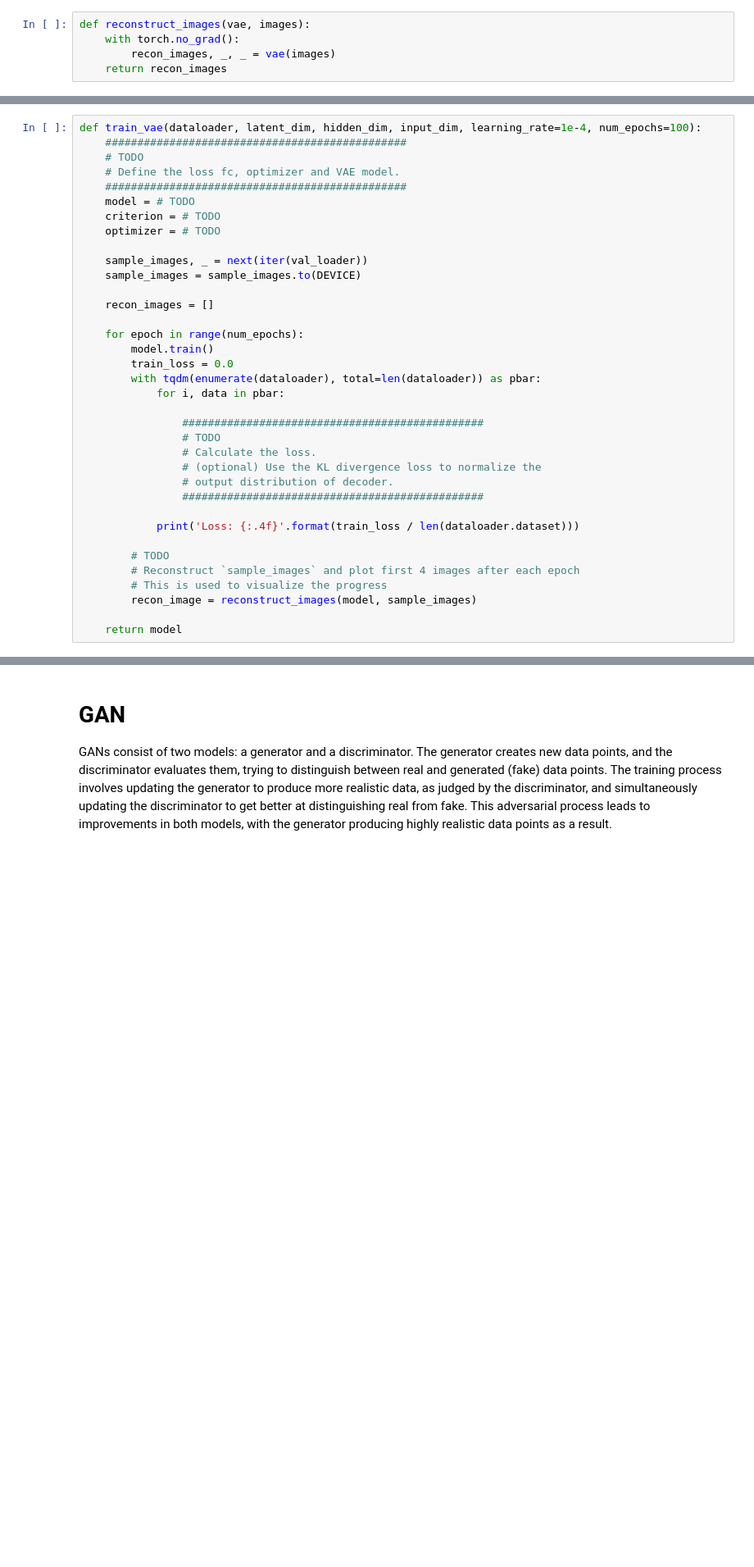
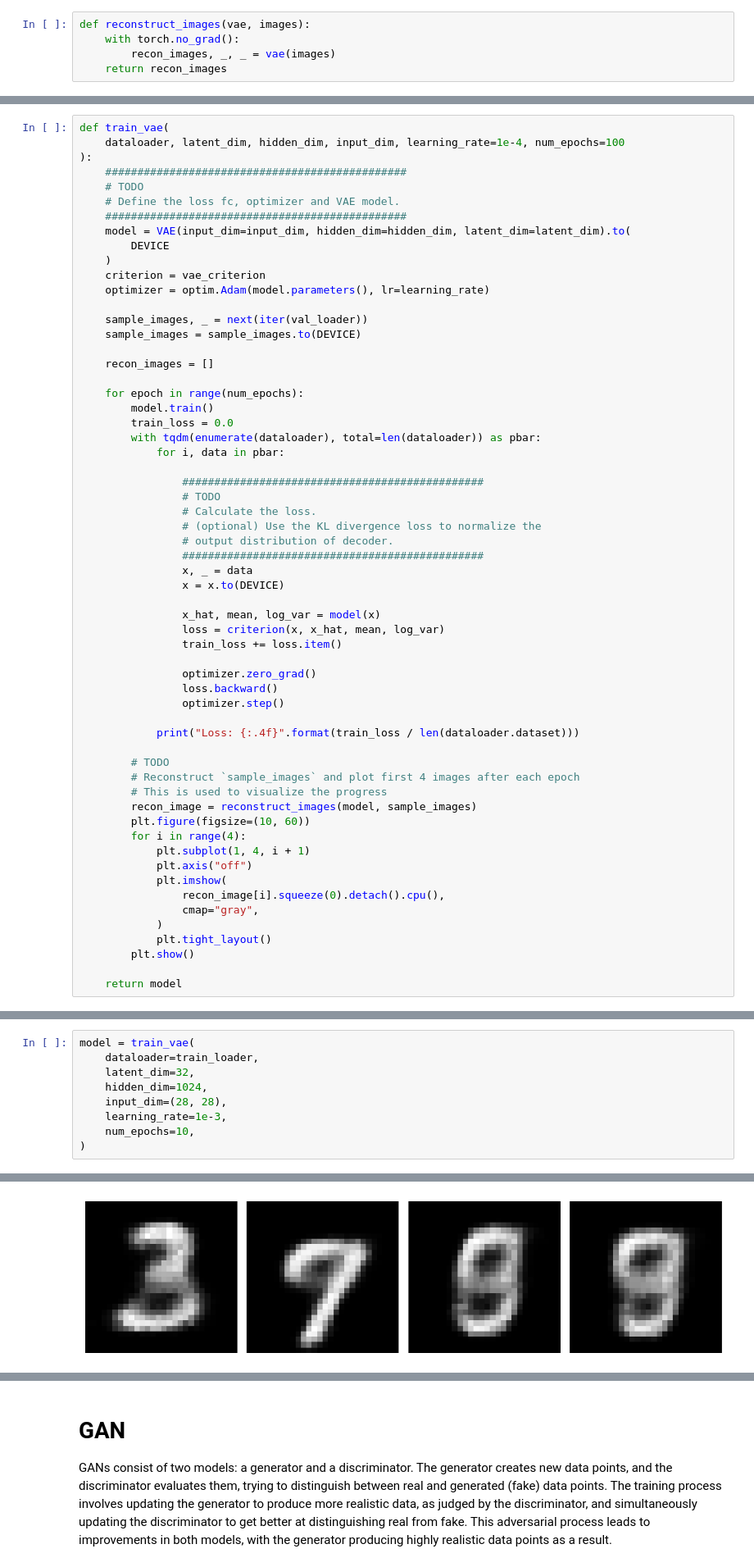
Before and after one commit to sehbeygi79/GAN-VAE, a Jupyter notebook: GAN-VAE.ipynb, the cells around one changed output, grey strips where cells are left out. Shown at 82% size. Saved outputs shown, nothing was run; the diff lists cells and outputs as text; blank space fills up the shorter version.

```diff
--- a/GAN-VAE.ipynb
+++ b/GAN-VAE.ipynb
@@ -203,12 +230,16 @@ def reconstruct_images(vae, images):
 # %%
-def train_vae(dataloader, latent_dim, hidden_dim, input_dim, learning_rate=1e-4, num_epochs=100):
+def train_vae(
+    dataloader, latent_dim, hidden_dim, input_dim, learning_rate=1e-4, num_epochs=100
+):
     ###############################################
     # TODO
     # Define the loss fc, optimizer and VAE model.
     ###############################################
-    model = # TODO
-    criterion = # TODO
-    optimizer = # TODO
+    model = VAE(input_dim=input_dim, hidden_dim=hidden_dim, latent_dim=latent_dim).to(
+        DEVICE
+    )
+    criterion = vae_criterion
+    optimizer = optim.Adam(model.parameters(), lr=learning_rate)
 
     sample_images, _ = next(iter(val_loader))
     sample_images = sample_images.to(DEVICE)
@@ -227,12 +258,32 @@ def train_vae(dataloader, latent_dim, hidden_dim, input_dim, learning_rate=1e-4,
                 # (optional) Use the KL divergence loss to normalize the
                 # output distribution of decoder.
                 ###############################################
+                x, _ = data
+                x = x.to(DEVICE)
 
-            print('Loss: {:.4f}'.format(train_loss / len(dataloader.dataset)))
+                x_hat, mean, log_var = model(x)
+                loss = criterion(x, x_hat, mean, log_var)
+                train_loss += loss.item()
+
+                optimizer.zero_grad()
+                loss.backward()
+                optimizer.step()
+
+            print("Loss: {:.4f}".format(train_loss / len(dataloader.dataset)))
 
         # TODO
         # Reconstruct `sample_images` and plot first 4 images after each epoch
         # This is used to visualize the progress
         recon_image = reconstruct_images(model, sample_images)
+        plt.figure(figsize=(10, 60))
+        for i in range(4):
+            plt.subplot(1, 4, i + 1)
+            plt.axis("off")
+            plt.imshow(
+                recon_image[i].squeeze(0).detach().cpu(),
+                cmap="gray",
+            )
+            plt.tight_layout()
+        plt.show()
 
     return model
@@ -240,0 +290,10 @@ model = train_vae()
+# %%
+model = train_vae(
+    dataloader=train_loader,
+    latent_dim=32,
+    hidden_dim=1024,
+    input_dim=(28, 28),
+    learning_rate=1e-3,
+    num_epochs=10,
+)
+# %% [output]
@@ -240,0 +301 @@ model = train_vae()
+[figure, added]
```
Also changed, not shown: parts of 15 cells of this notebook.
